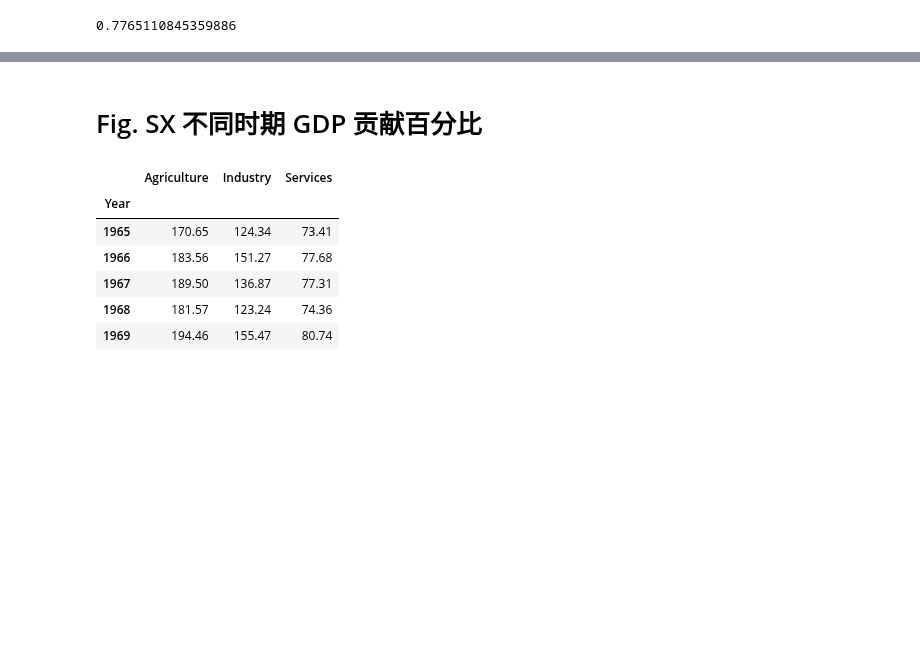
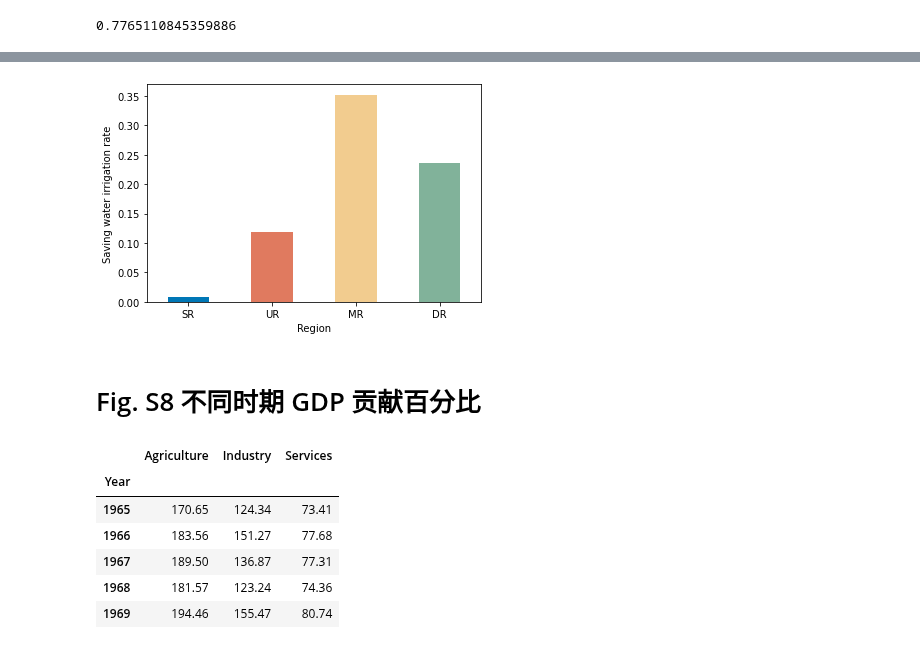
Before and after one commit to SongshGeo/Water-Governance-Regimes, a Jupyter notebook: notebooks/appendix.ipynb, the cells around one changed output, grey strips where cells are left out. Saved outputs shown, nothing was run; the diff lists cells and outputs as text; code cells hidden in the pictures; blank space fills up the shorter version.

```diff
--- a/notebooks/appendix.ipynb
+++ b/notebooks/appendix.ipynb
@@ -111,5 +236,26 @@ get_consumptions_ratio(1972)
+# %%
+# 按区域进行加和
+sw_region = saving_water.groupby("Region").sum()
+
+# 计算每个区域的节水率
+sw_region['Rate'] = sw_region.iloc[:, 2:].sum(axis=1) / sw_region['Irrigated area']
+
+fig, ax = plt.subplots()
+new_sw_region_df = pd.DataFrame({region: sw_region.T[region] for region in REGIONS})
+new_sw_region_df.loc['Rate'].plot.bar(ax=ax, color=region_colors)
+ax.set_xlabel("Region")
+ax.set_ylabel("Saving water irrigation rate")
+
+for tick in ax.get_xticklabels():  # 旋转角度
+    tick.set_rotation(0)  # 轴标签旋转
+
+plt.savefig('../figures/sup/saving_water.jpg', dpi=300)
+plt.savefig('../figures/sup/saving_water.pdf', dpi=300)
+plt.show();
+# %% [output]
+[figure, added]
 # %% [markdown]
-# Fig. SX 不同时期 GDP 贡献百分比
+# Fig. S8 不同时期 GDP 贡献百分比
 # %%
 from tools.values import INDUSTRIES, INDUSTRIES_eng
 from script.region_differences import extract_gdp_by_industry, get_yr_gdp_data
```
Also changed, not shown: parts of 15 cells of this notebook, 15 other files.
